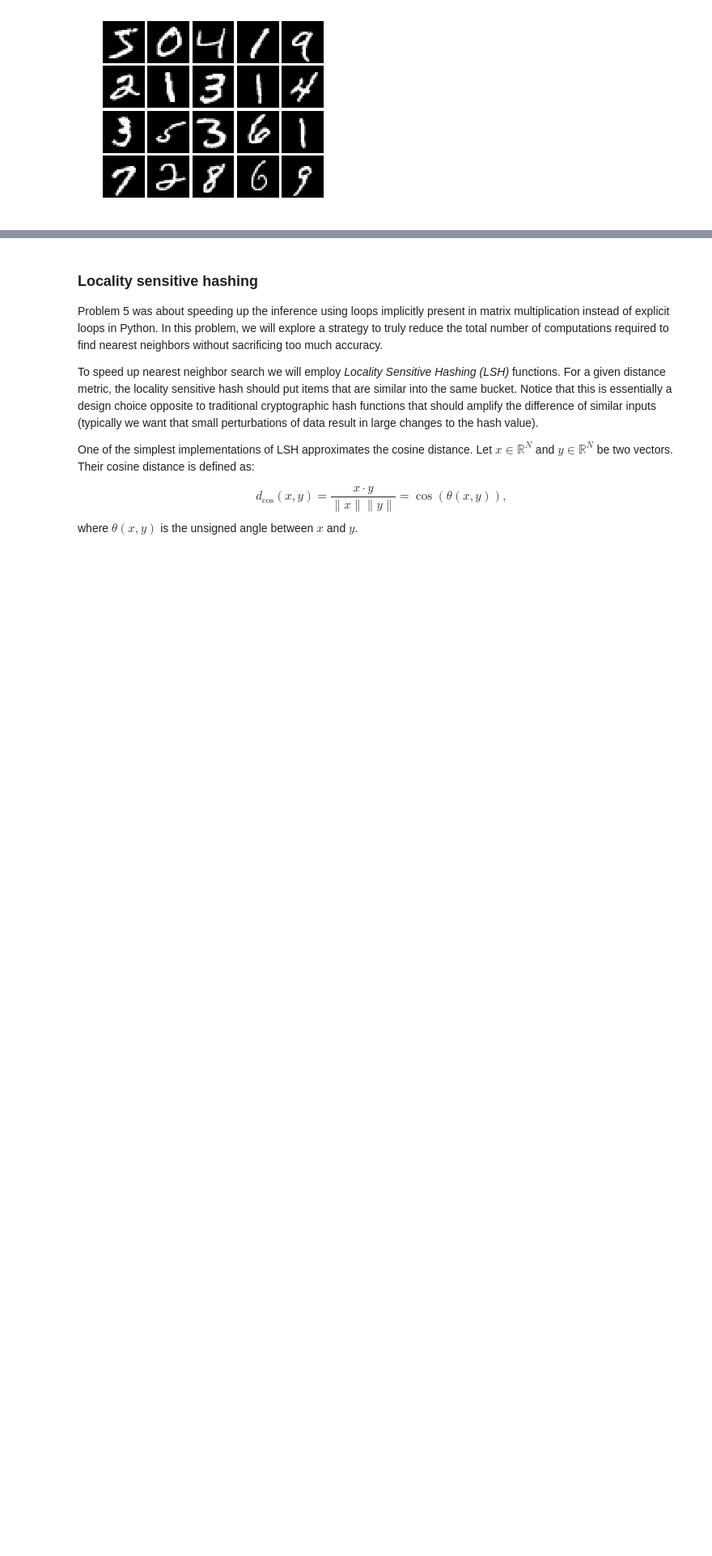
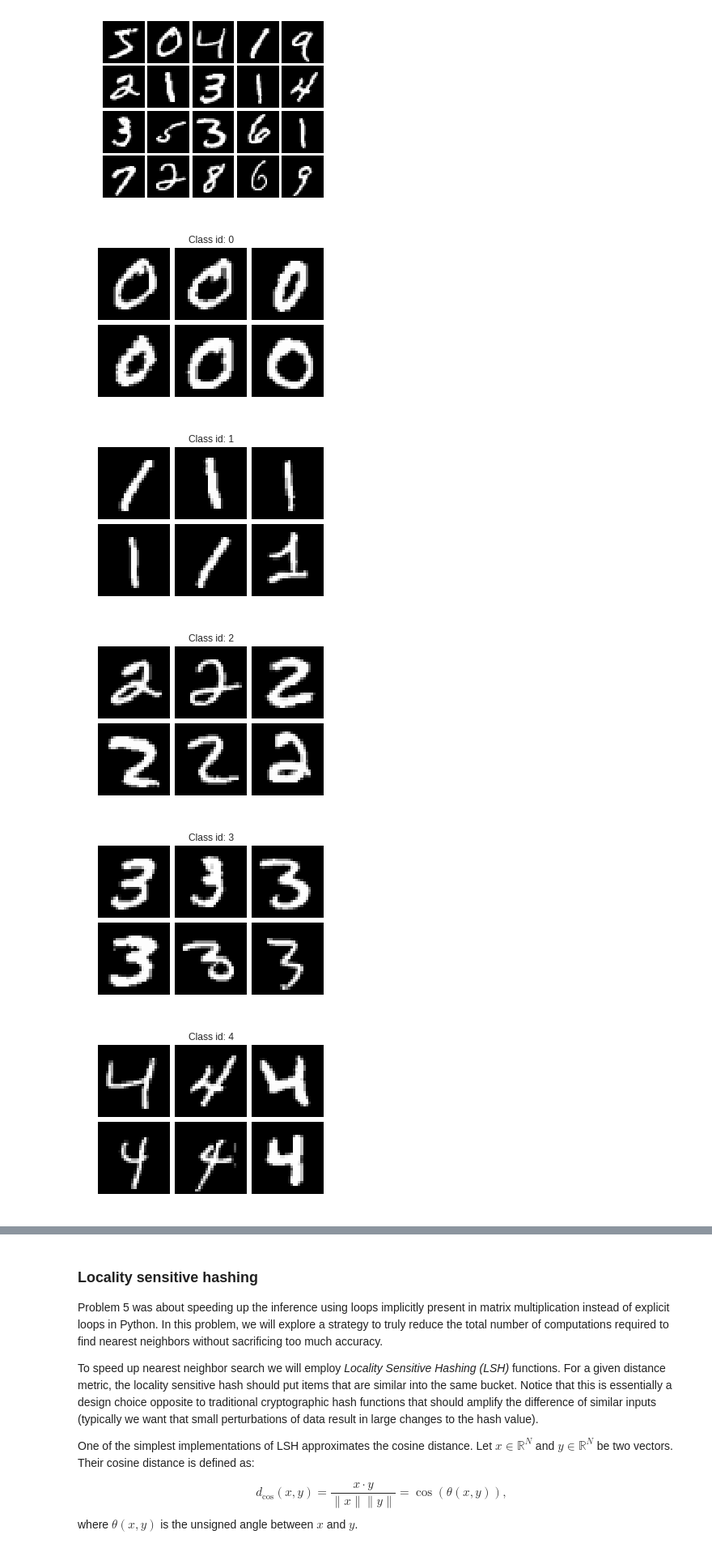
Before and after one commit to samorr/nn_assignments, a Jupyter notebook: assignment1/Assignment1.ipynb, the cells around one changed output, grey strips where cells are left out. Shown at 81% size. Drawn from its saved outputs; the diff is of its cells as text; code cells hidden in the pictures; blank space fills up the shorter version.

```diff
--- a/assignment1/Assignment1.ipynb
+++ b/assignment1/Assignment1.ipynb
@@ -429,0 +505,12 @@ with np.load('cifar.npz') as data:
+# %%
+mnist_examples = np.array([mnist_full_train_data_uint8[mnist_full_train_labels_int64 == i][:6] for i in range(10)]).reshape((10 * 6, 28, 28))
+for ci in range(10):
+    plt.figure(figsize=(5,5))
+    plot_mat(mnist_examples[ci * 6 : (ci+1) * 6, None], cmap='gray')
+    plt.title('Class id: %d' % ci)
+# %% [output]
+[figure, added]
+[figure, added]
+[figure, added]
+[figure, added]
+[figure, added]
```
Also changed, not shown: parts of 26 cells of this notebook.
